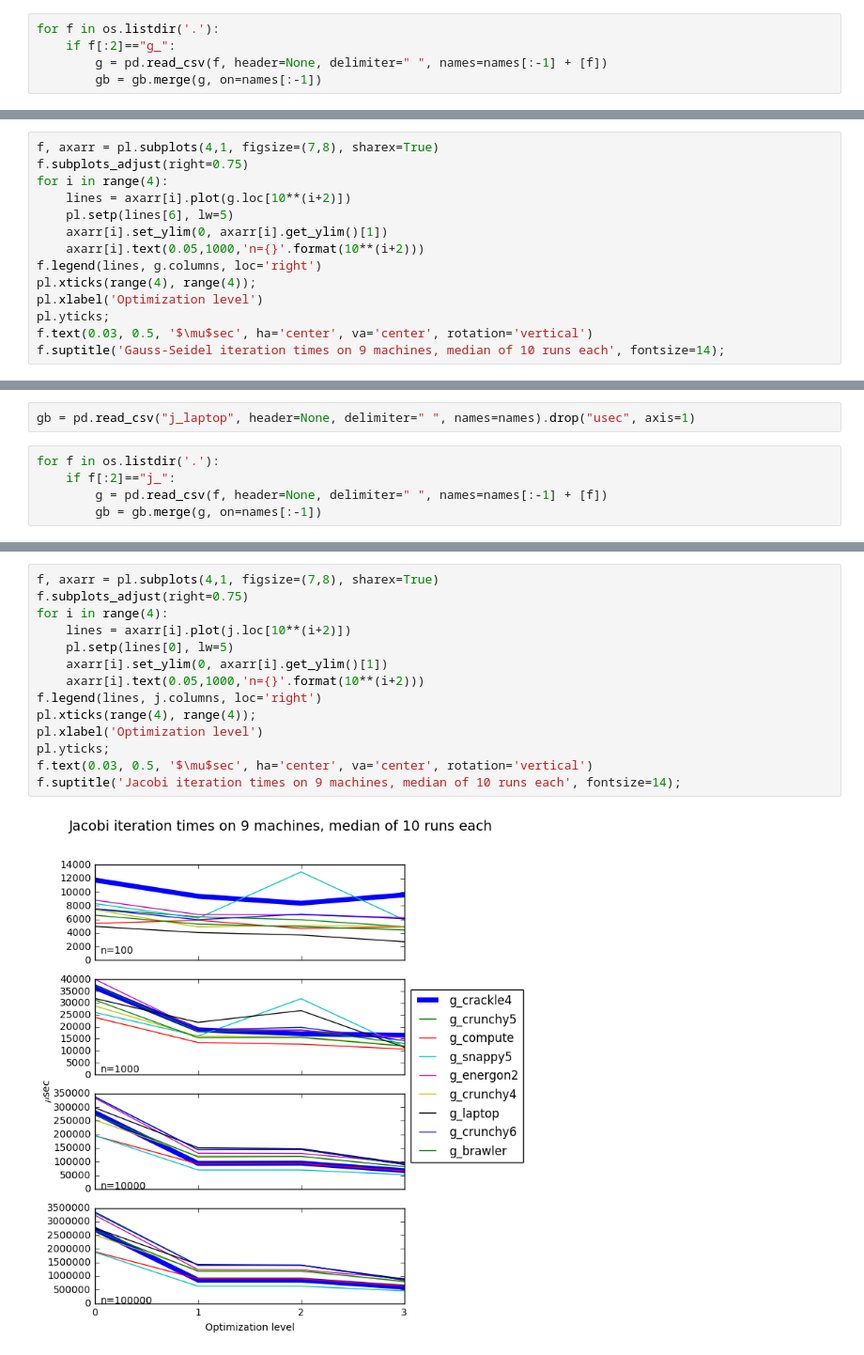
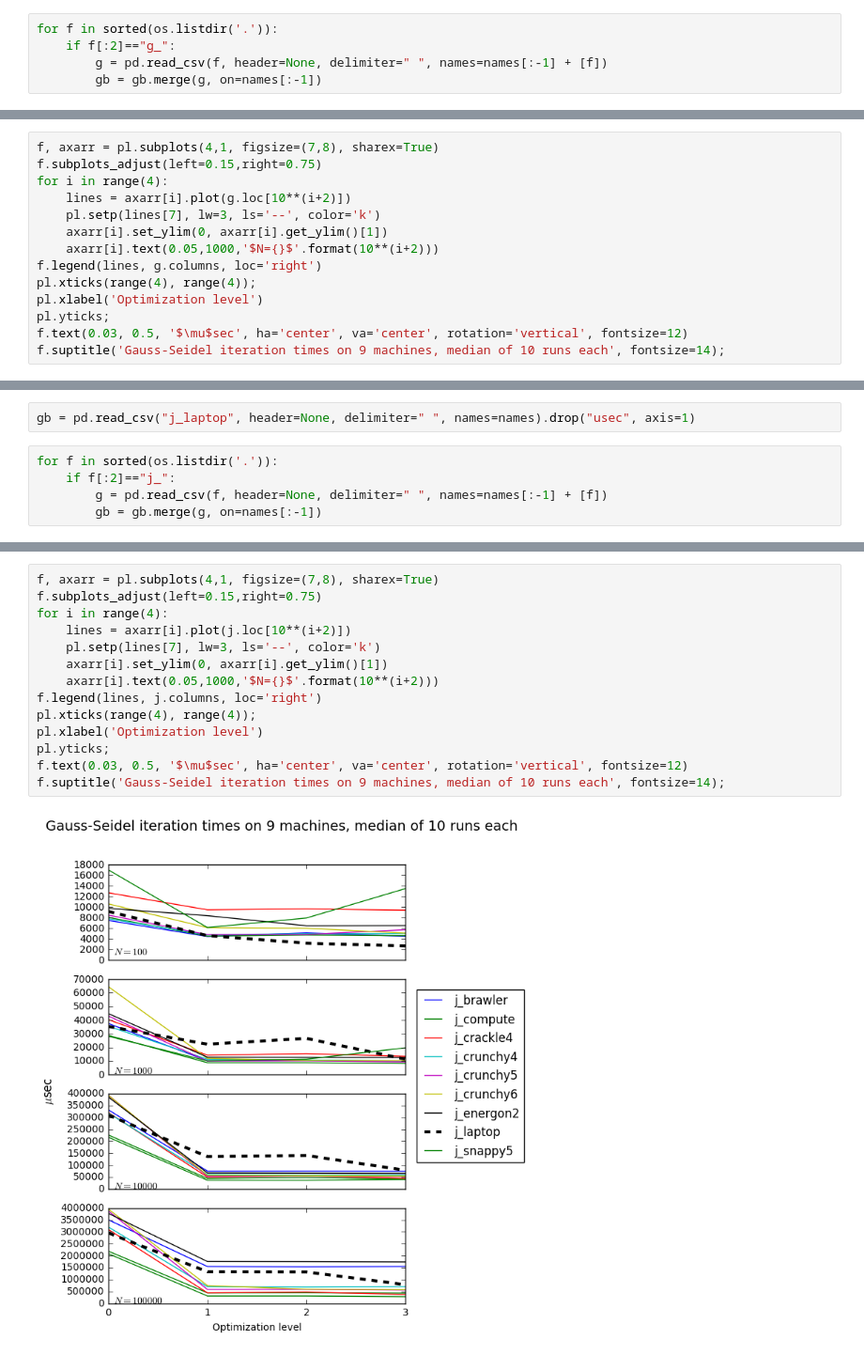
Before and after one commit to cmprince/hpc17, a Jupyter notebook: hw1/hpc_hw1.ipynb, the cells around one changed output, grey strips where cells are left out. Shown at 94% size. Saved outputs shown, nothing was run; the diff lists cells and outputs as text.

Commit message:
clean up graphs and add explanatory text

```diff
--- a/hw1/hpc_hw1.ipynb
+++ b/hw1/hpc_hw1.ipynb
@@ -230,7 +251,7 @@ Uncomment the cell below to retrieve the sample data used in this notebook:
 # %%
 gb = pd.read_csv("g_laptop", header=None, delimiter=" ", names=names).drop("usec", axis=1)
 # %%
-for f in os.listdir('.'):
+for f in sorted(os.listdir('.')):
     if f[:2]=="g_":
         g = pd.read_csv(f, header=None, delimiter=" ", names=names[:-1] + [f])
         gb = gb.merge(g, on=names[:-1])
@@ -259,15 +282,15 @@ g
 # %%
 f, axarr = pl.subplots(4,1, figsize=(7,8), sharex=True)
-f.subplots_adjust(right=0.75)
+f.subplots_adjust(left=0.15,right=0.75)
 for i in range(4):
     lines = axarr[i].plot(g.loc[10**(i+2)])
-    pl.setp(lines[6], lw=5)
+    pl.setp(lines[7], lw=3, ls='--', color='k')
     axarr[i].set_ylim(0, axarr[i].get_ylim()[1])
-    axarr[i].text(0.05,1000,'n={}'.format(10**(i+2)))
+    axarr[i].text(0.05,1000,'$N={}$'.format(10**(i+2)))
 f.legend(lines, g.columns, loc='right')
 pl.xticks(range(4), range(4));
 pl.xlabel('Optimization level')
 pl.yticks;
-f.text(0.03, 0.5, '$\mu$sec', ha='center', va='center', rotation='vertical')
+f.text(0.03, 0.5, '$\mu$sec', ha='center', va='center', rotation='vertical', fontsize=12)
 f.suptitle('Gauss-Seidel iteration times on 9 machines, median of 10 runs each', fontsize=14);
 # %% [output]
@@ -275,7 +300,7 @@ f.suptitle('Gauss-Seidel iteration times on 9 machines, median of 10 runs each',
 # %%
 gb = pd.read_csv("j_laptop", header=None, delimiter=" ", names=names).drop("usec", axis=1)
 # %%
-for f in os.listdir('.'):
+for f in sorted(os.listdir('.')):
     if f[:2]=="j_":
         g = pd.read_csv(f, header=None, delimiter=" ", names=names[:-1] + [f])
         gb = gb.merge(g, on=names[:-1])
@@ -304,16 +329,16 @@ j
 # %%
 f, axarr = pl.subplots(4,1, figsize=(7,8), sharex=True)
-f.subplots_adjust(right=0.75)
+f.subplots_adjust(left=0.15,right=0.75)
 for i in range(4):
     lines = axarr[i].plot(j.loc[10**(i+2)])
-    pl.setp(lines[0], lw=5)
+    pl.setp(lines[7], lw=3, ls='--', color='k')
     axarr[i].set_ylim(0, axarr[i].get_ylim()[1])
-    axarr[i].text(0.05,1000,'n={}'.format(10**(i+2)))
+    axarr[i].text(0.05,1000,'$N={}$'.format(10**(i+2)))
 f.legend(lines, j.columns, loc='right')
 pl.xticks(range(4), range(4));
 pl.xlabel('Optimization level')
 pl.yticks;
-f.text(0.03, 0.5, '$\mu$sec', ha='center', va='center', rotation='vertical')
-f.suptitle('Jacobi iteration times on 9 machines, median of 10 runs each', fontsize=14);
+f.text(0.03, 0.5, '$\mu$sec', ha='center', va='center', rotation='vertical', fontsize=12)
+f.suptitle('Gauss-Seidel iteration times on 9 machines, median of 10 runs each', fontsize=14);
 # %% [output]
-[figure, old version]
+[figure, new version]
```
Also changed, not shown: parts of 19 cells of this notebook.
